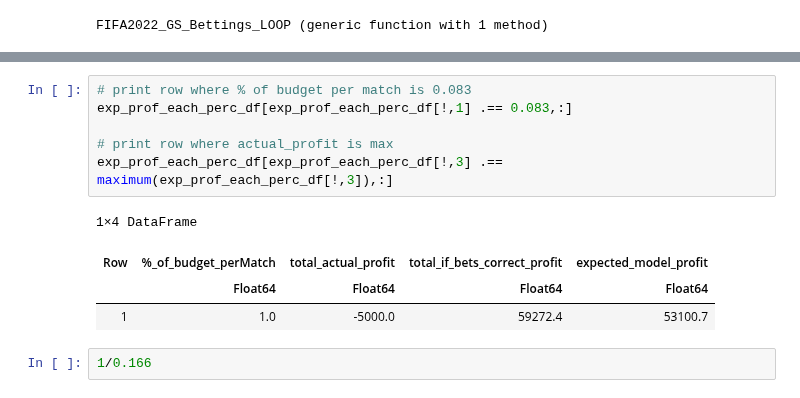
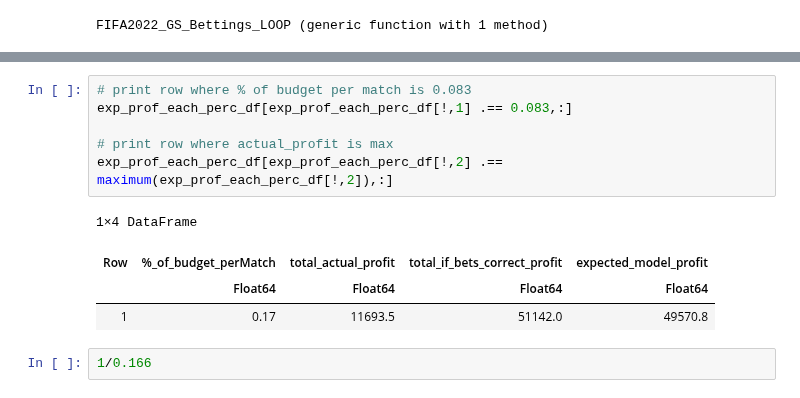
Before and after one commit to shannan-liu1/15095-project, a Jupyter notebook: notebooks/07-yen-new-opt-betting.ipynb, the cells around one changed output, grey strips where cells are left out. Saved outputs shown, nothing was run; the diff lists cells and outputs as text.

```diff
--- a/notebooks/07-yen-new-opt-betting.ipynb
+++ b/notebooks/07-yen-new-opt-betting.ipynb
@@ -607,14 +630,14 @@ rename!(exp_prof_each_perc_df, Dict(1 => "%_of_budget_perMatch",
 # %%
 # print row where % of budget per match is 0.083
 exp_prof_each_perc_df[exp_prof_each_perc_df[!,1] .== 0.083,:]
 
 # print row where actual_profit is max
-exp_prof_each_perc_df[exp_prof_each_perc_df[!,3] .== maximum(exp_prof_each_perc_df[!,3]),:]
+exp_prof_each_perc_df[exp_prof_each_perc_df[!,2] .== maximum(exp_prof_each_perc_df[!,2]),:]
 # %% [output]
 1×4 DataFrame
 | Row | %_of_budget_perMatch | total_actual_profit | total_if_bets_correct_profit | expected_model_profit |
 |  | Float64 | Float64 | Float64 | Float64 |
-| 1 | 1.0 | -5000.0 | 59272.4 | 53100.7 |
+| 1 | 0.17 | 11693.5 | 51142.0 | 49570.8 |
 # %%
 1/0.166
 # %% [output]
```
Also changed, not shown: parts of 19 cells of this notebook, 1 other file.
